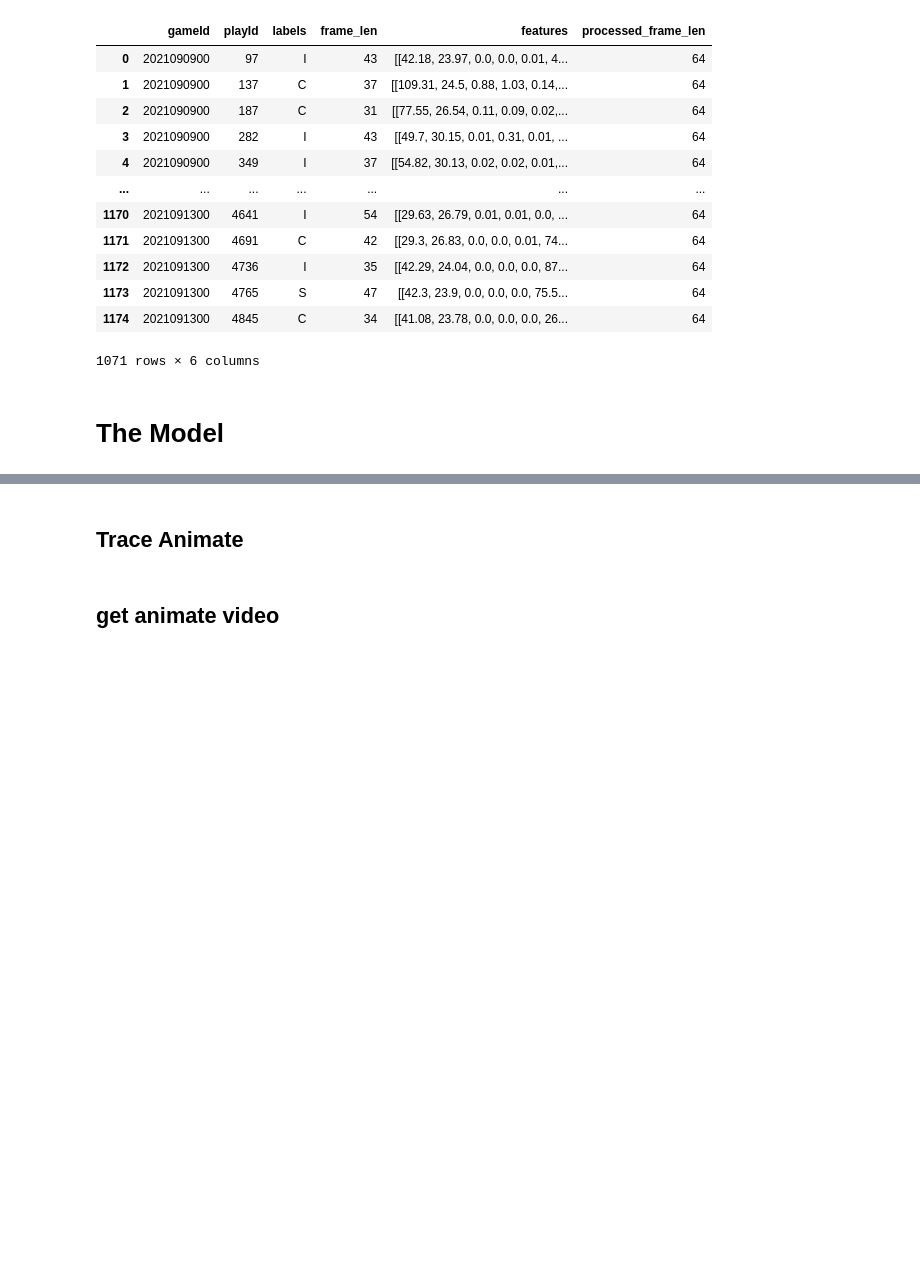
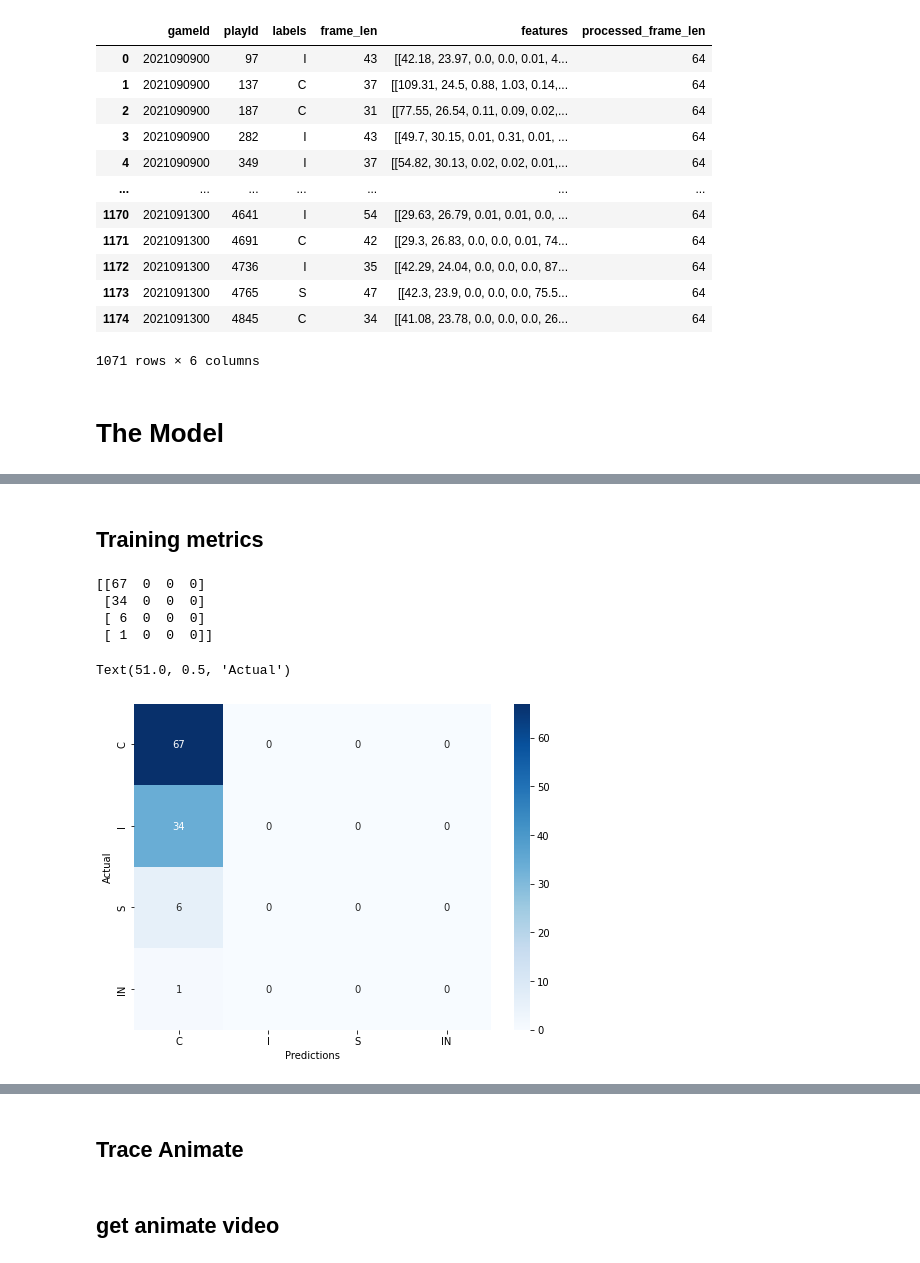
Before and after one commit to teddy960370/DeepLearningFinalProject, a Jupyter notebook: finalproject.ipynb, the cells around one changed output, grey strips where cells are left out. Saved outputs shown, nothing was run; the diff lists cells and outputs as text; code cells hidden in the pictures; blank space fills up the shorter version.

Commit message:
add Training metrics

```diff
--- a/finalproject.ipynb
+++ b/finalproject.ipynb
@@ -470,0 +470,27 @@ print('AUC:' , score[1])
+# %% [markdown]
+## Training metrics
+# %%
+# Display the confusion matrix
+import seaborn as sbn
+from sklearn.metrics import confusion_matrix
+
+pred_y = model.predict(test_x)
+predictions = pred_y.argmax(axis=1)
+actual = test_y.argmax(axis=1)
+cm = confusion_matrix(actual, predictions)
+print(cm)
+plt.figure(figsize=(8, 6))
+ax = plt.subplot()
+sbn.heatmap(cm, annot=True, fmt='d', ax=ax,
+            xticklabels=category_one_hot.keys(),
+            yticklabels=category_one_hot.keys(),
+            cmap='Blues')
+ax.set_xlabel('Predictions')
+ax.set_ylabel('Actual')
+# %% [output]
+[[67  0  0  0]
+ [34  0  0  0]
+ [ 6  0  0  0]
+ [ 1  0  0  0]]
+Text(51.0, 0.5, 'Actual')
+[figure, added]
```
Also changed, not shown: parts of 6 cells of this notebook.
